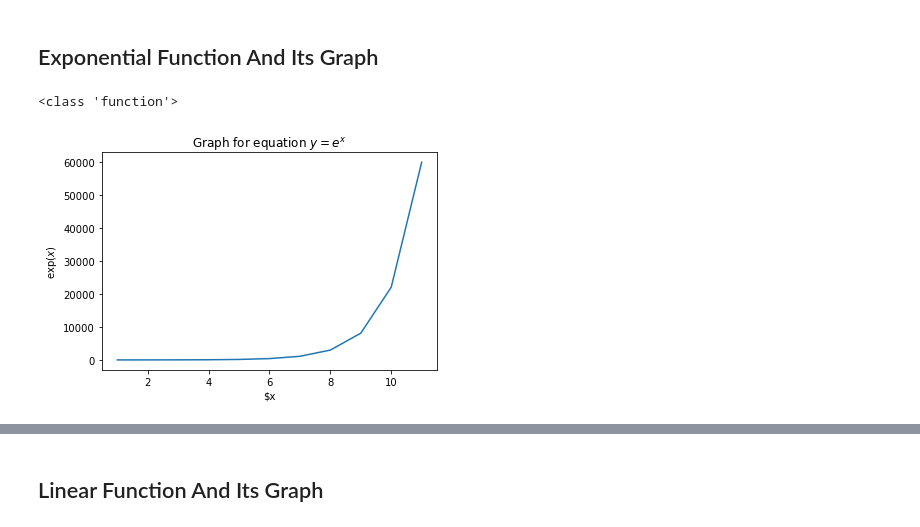
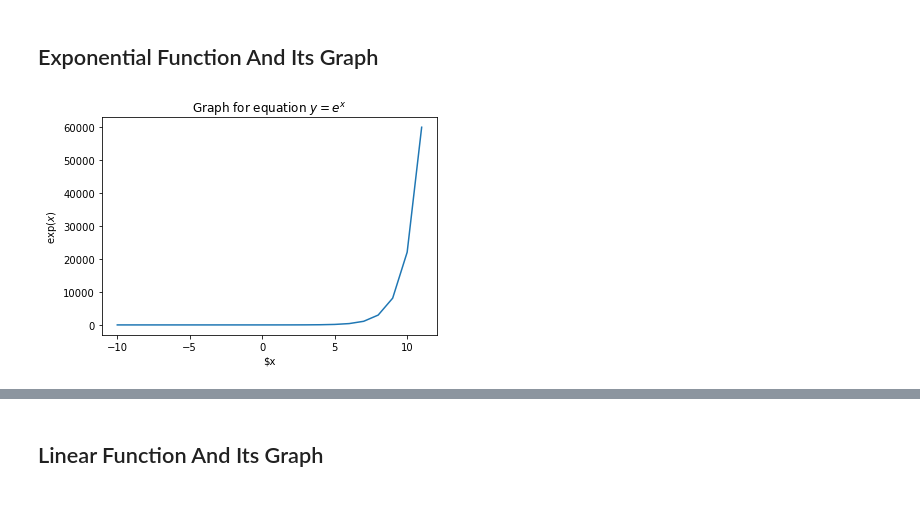
Before and after one commit to shashigharti/python-examples-for-beginners, a Jupyter notebook: notebooks/functions.ipynb, the cells around one changed output, grey strips where cells are left out. Saved outputs shown, nothing was run; the diff lists cells and outputs as text; code cells hidden in the pictures.

Commit message:
Updated notebook
Added polynomial function,removed duplicate code for e-x

```diff
--- a/notebooks/functions.ipynb
+++ b/notebooks/functions.ipynb
@@ -19,11 +19,9 @@ import math
 # %%
 ### Generate points and plot the graph for equation y=e**x ###
 
-x_rng = [1, 12]
+x_rng = [-10, 12]
 f = lambda x: math.exp(x)
-print(type(f))
 x,y = functions.generate(f, rng = x_rng)
 functions.plot_graph(x, y, label_y = "$\exp(x)$", label_x = "$x", title = "Graph for equation $y=e^{x}$")
 # %% [output]
-<class 'function'>
-[figure, old version]
+[figure, new version]
```
Also changed, not shown: parts of 4 cells of this notebook.
